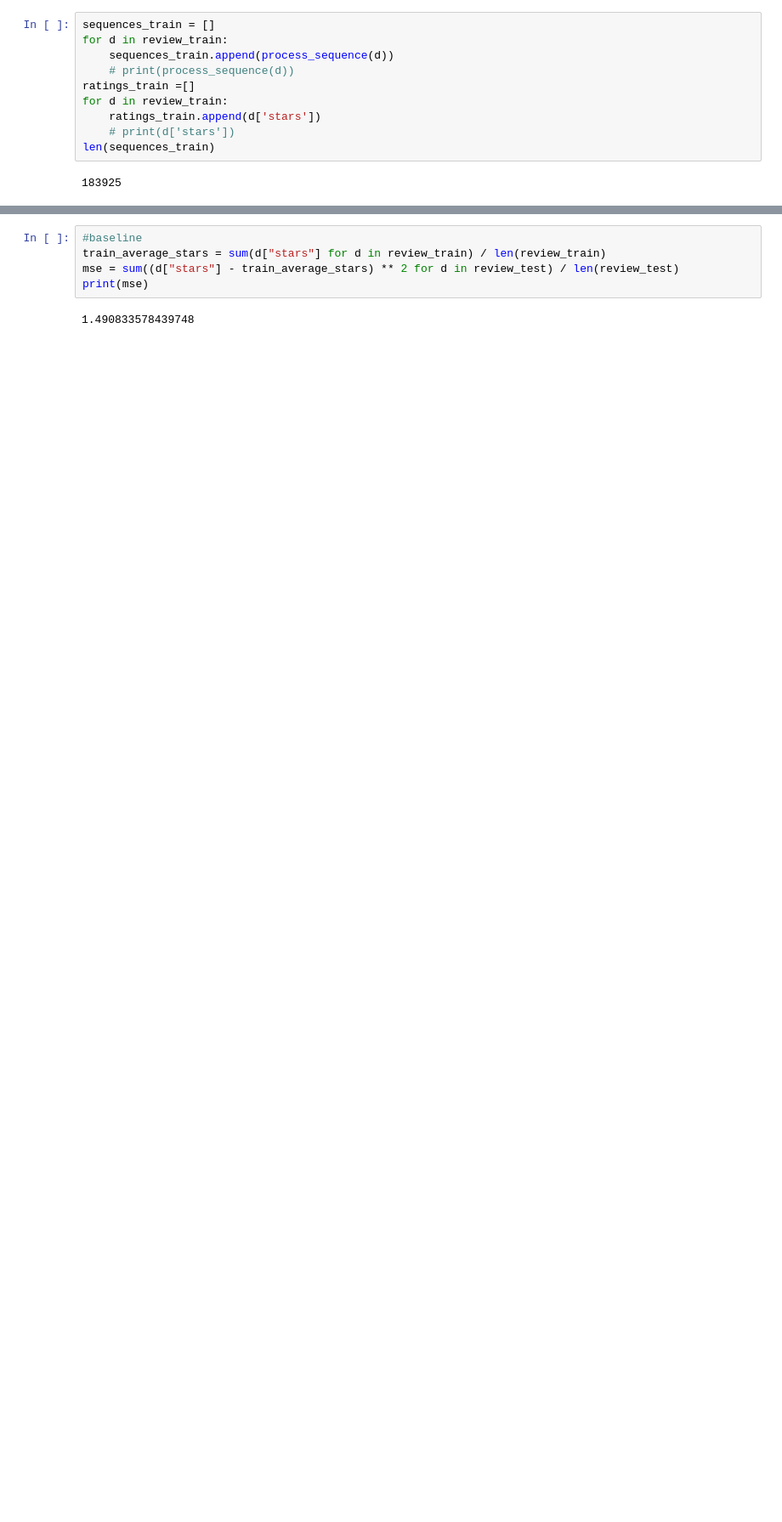
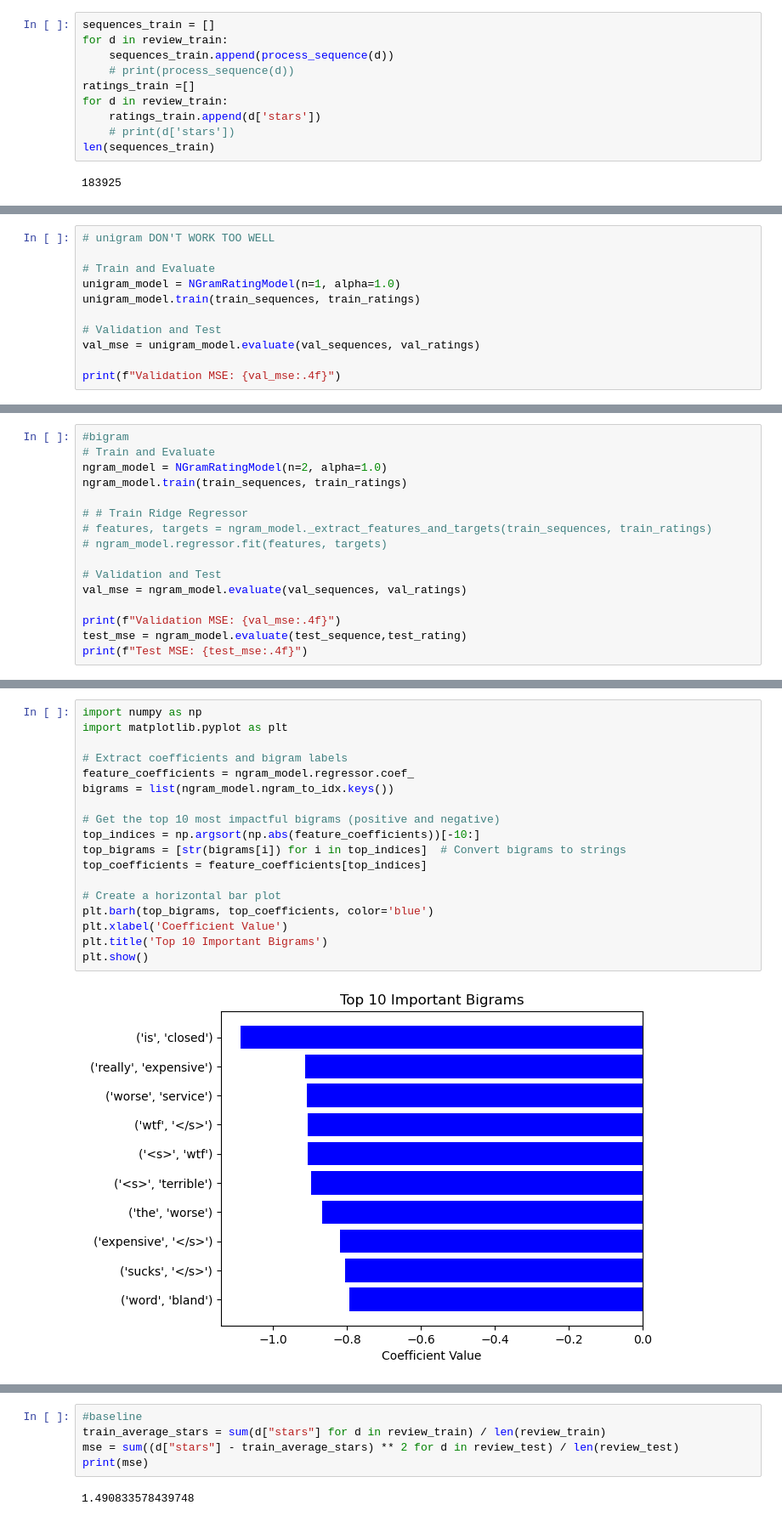
Before and after one commit to readyvivian/CSE158R-Assignment2, a Jupyter notebook: ngram.ipynb, the cells around one changed output, grey strips where cells are left out. Shown at 85% size. Cells and saved outputs as stored; diff of their text form; blank space fills up the shorter version.

Commit message:
added unigram and trigram tests, explorative results

```diff
--- a/ngram.ipynb
+++ b/ngram.ipynb
@@ -147,0 +298,11 @@ val_ratings = [d['stars'] for d in review_train[40000:41999]]
+# %%
+# unigram DON'T WORK TOO WELL
+
+# Train and Evaluate
+unigram_model = NGramRatingModel(n=1, alpha=1.0)
+unigram_model.train(train_sequences, train_ratings)
+
+# Validation and Test
+val_mse = unigram_model.evaluate(val_sequences, val_ratings)
+
+print(f"Validation MSE: {val_mse:.4f}")
@@ -189,0 +375,16 @@ Test MSE: 1.3178
+# %%
+#bigram
+# Train and Evaluate
+ngram_model = NGramRatingModel(n=2, alpha=1.0)
+ngram_model.train(train_sequences, train_ratings)
+
+# # Train Ridge Regressor
+# features, targets = ngram_model._extract_features_and_targets(train_sequences, train_ratings)
+# ngram_model.regressor.fit(features, targets)
+
+# Validation and Test
+val_mse = ngram_model.evaluate(val_sequences, val_ratings)
+
+print(f"Validation MSE: {val_mse:.4f}")
+test_mse = ngram_model.evaluate(test_sequence,test_rating)
+print(f"Test MSE: {test_mse:.4f}")
@@ -189,0 +396,20 @@ Test MSE: 1.3178
+# %%
+import numpy as np
+import matplotlib.pyplot as plt
+
+# Extract coefficients and bigram labels
+feature_coefficients = ngram_model.regressor.coef_
+bigrams = list(ngram_model.ngram_to_idx.keys())
+
+# Get the top 10 most impactful bigrams (positive and negative)
+top_indices = np.argsort(np.abs(feature_coefficients))[-10:]
+top_bigrams = [str(bigrams[i]) for i in top_indices]  # Convert bigrams to strings
+top_coefficients = feature_coefficients[top_indices]
+
+# Create a horizontal bar plot
+plt.barh(top_bigrams, top_coefficients, color='blue')
+plt.xlabel('Coefficient Value')
+plt.title('Top 10 Important Bigrams')
+plt.show()
+# %% [output]
+[figure, added]
```
Also changed, not shown: parts of 23 cells of this notebook, 1 other file.
